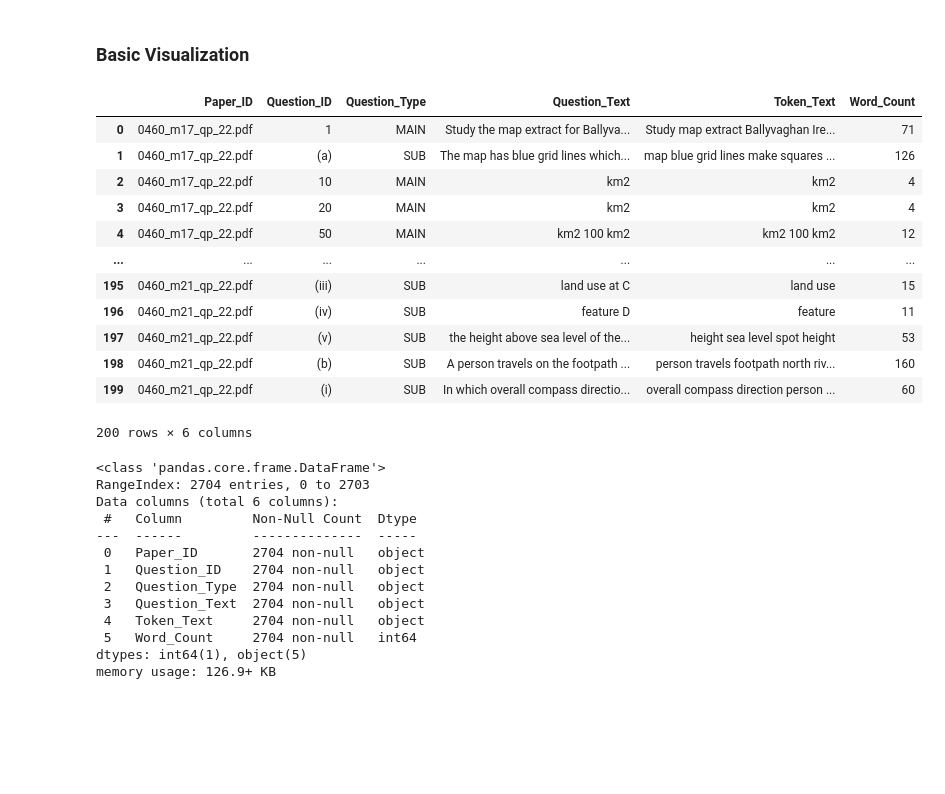
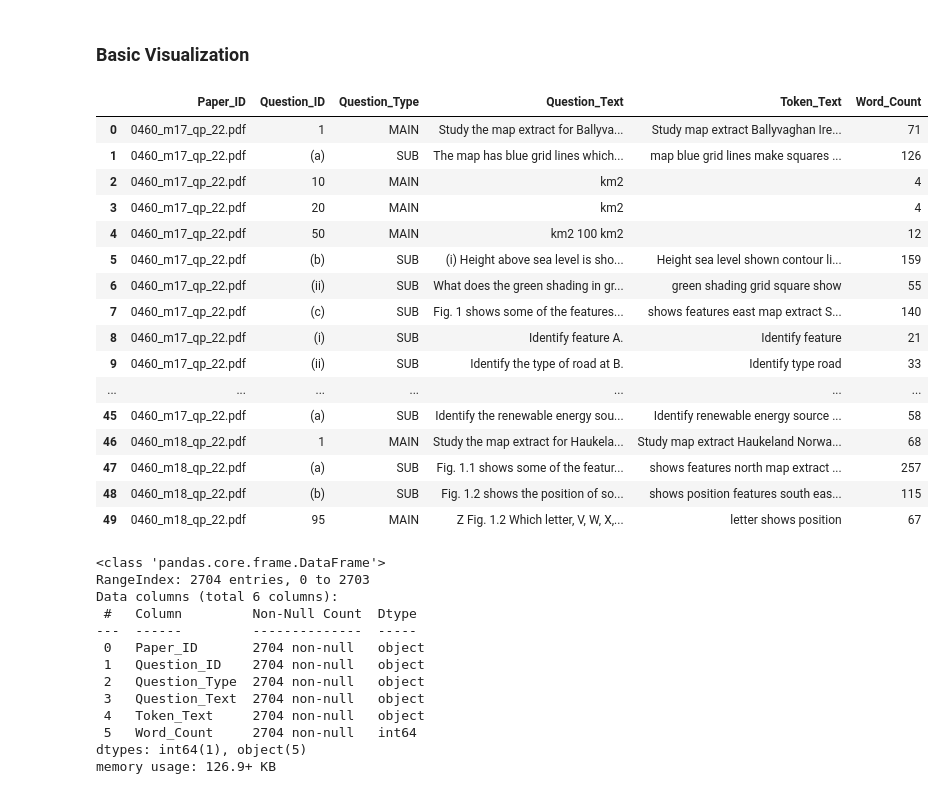
Before and after one commit to leilaigl/ml-exam-paper-analysis, a Jupyter notebook: Topic Model.ipynb, the cells around one changed output. Saved outputs shown, nothing was run; the diff lists cells and outputs as text; code cells hidden in the pictures; blank space fills up the shorter version.

```diff
--- a/Topic Model.ipynb
+++ b/Topic Model.ipynb
@@ -157,10 +157,15 @@ for file in files:
                 Question_Text = concatenated_line.replace(str(Question_ID), "")
                 Token_Question_Text = word_tokenize(Question_Text)
                 tags = pos_tag(Token_Question_Text)
-                filtered_words = [word for word in Token_Question_Text
+                filtered_words = [word for word, pos in tags
                   if (len(word) > 1) and
                      (not re.match(r'^\d+\.\d$', word)) and
-                     (word.lower() not in stopwords.words('english'))]
+                     (not word.isnumeric()) and
+                     (word.lower() not in stopwords.words('english')) and
+                     (word.lower() != 'fig') and
+                     (word.lower() != 'km') and
+                     (word.lower() != 'km2') and
+                     (word.lower() != 'figs')]
                 # filtered_nouns = [word for word, pos in tags if (pos == 'NN' or pos == 'NNS') and (len(word) > 1) and word.lower() not in stopwords.words('english')]
                 # Token_Text = ' '.join(filtered_nouns)
                 Token_Text = ' '.join(filtered_words)
@@ -192,21 +197,25 @@ print(concatenated_lines)
 ### Basic Visualization
 # %%
 df = pd.DataFrame(data)
-df.head(200)
+df.head(50)
 # %% [output]
 |  | Paper_ID | Question_ID | Question_Type | Question_Text | Token_Text | Word_Count |
 | 0 | 0460_m17_qp_22.pdf | 1 | MAIN | Study the map extract for Ballyva... | Study map extract Ballyvaghan Ire... | 71 |
 | 1 | 0460_m17_qp_22.pdf | (a) | SUB | The map has blue grid lines which... | map blue grid lines make squares ... | 126 |
-| 2 | 0460_m17_qp_22.pdf | 10 | MAIN | km2 | km2 | 4 |
-| 3 | 0460_m17_qp_22.pdf | 20 | MAIN | km2 | km2 | 4 |
-| 4 | 0460_m17_qp_22.pdf | 50 | MAIN | km2 100 km2 | km2 100 km2 | 12 |
+| 2 | 0460_m17_qp_22.pdf | 10 | MAIN | km2 |  | 4 |
+| 3 | 0460_m17_qp_22.pdf | 20 | MAIN | km2 |  | 4 |
+| 4 | 0460_m17_qp_22.pdf | 50 | MAIN | km2 100 km2 |  | 12 |
+| 5 | 0460_m17_qp_22.pdf | (b) | SUB | (i) Height above sea level is sho... | Height sea level shown contour li... | 159 |
+| 6 | 0460_m17_qp_22.pdf | (ii) | SUB | What does the green shading in gr... | green shading grid square show | 55 |
+| 7 | 0460_m17_qp_22.pdf | (c) | SUB | Fig. 1 shows some of the features... | shows features east map extract S... | 140 |
+| 8 | 0460_m17_qp_22.pdf | (i) | SUB | Identify feature A. | Identify feature | 21 |
+| 9 | 0460_m17_qp_22.pdf | (ii) | SUB | Identify the type of road at B. | Identify type road | 33 |
 | ... | ... | ... | ... | ... | ... | ... |
-| 195 | 0460_m21_qp_22.pdf | (iii) | SUB | land use at C | land use | 15 |
-| 196 | 0460_m21_qp_22.pdf | (iv) | SUB | feature D | feature | 11 |
-| 197 | 0460_m21_qp_22.pdf | (v) | SUB | the height above sea level of the... | height sea level spot height | 53 |
-| 198 | 0460_m21_qp_22.pdf | (b) | SUB | A person travels on the footpath ... | person travels footpath north riv... | 160 |
-| 199 | 0460_m21_qp_22.pdf | (i) | SUB | In which overall compass directio... | overall compass direction person ... | 60 |
+| 45 | 0460_m17_qp_22.pdf | (a) | SUB | Identify the renewable energy sou... | Identify renewable energy source ... | 58 |
+| 46 | 0460_m18_qp_22.pdf | 1 | MAIN | Study the map extract for Haukela... | Study map extract Haukeland Norwa... | 68 |
+| 47 | 0460_m18_qp_22.pdf | (a) | SUB | Fig. 1.1 shows some of the featur... | shows features north map extract ... | 257 |
+| 48 | 0460_m18_qp_22.pdf | (b) | SUB | Fig. 1.2 shows the position of so... | shows position features south eas... | 115 |
+| 49 | 0460_m18_qp_22.pdf | 95 | MAIN | Z Fig. 1.2 Which letter, V, W, X,... | letter shows position | 67 |
-200 rows × 6 columns
 # %%
 df.info()
 # %% [output]
```
Also changed, not shown: parts of 16 cells of this notebook.
